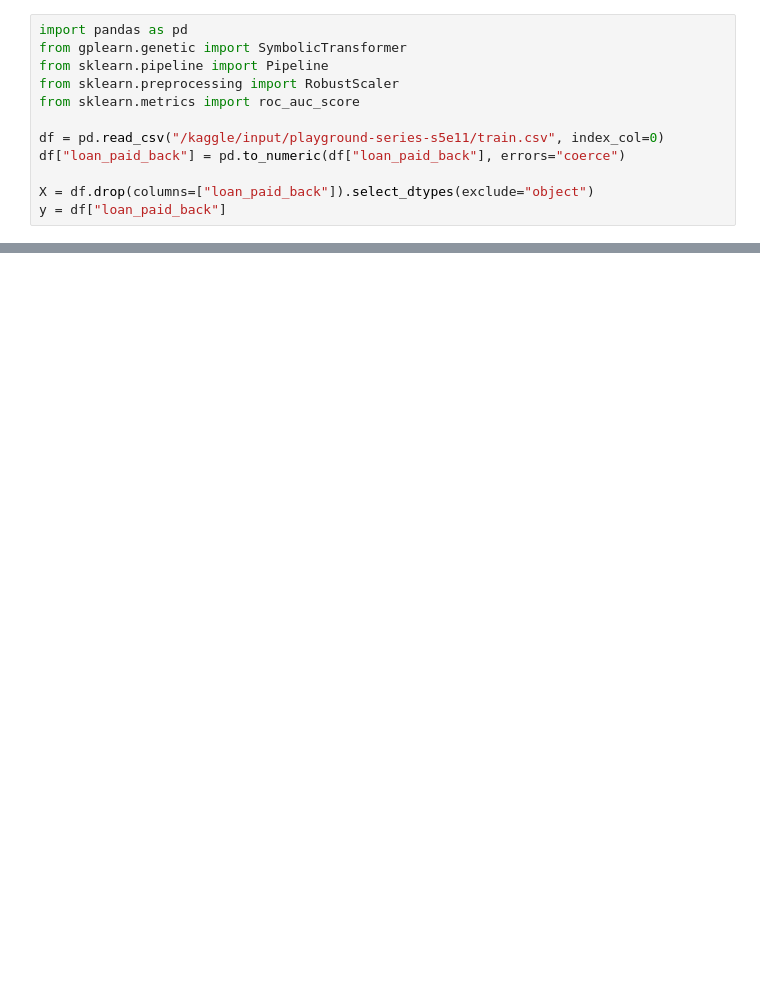
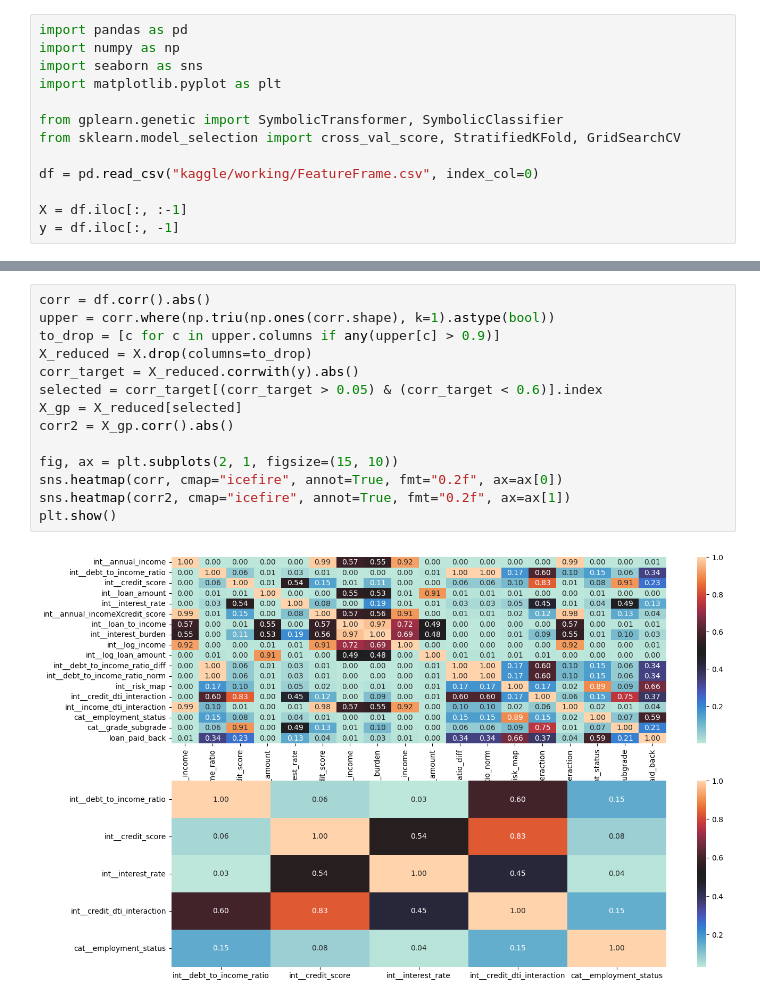
Before and after one commit to Frissie/Kaggle, a Jupyter notebook: PlayGround/S5E11/geneticProgramming.ipynb, the cells around one changed output, grey strips where cells are left out. Cells and saved outputs as stored; diff of their text form; blank space fills up the shorter version.

```diff
--- a/PlayGround/S5E11/geneticProgramming.ipynb
+++ b/PlayGround/S5E11/geneticProgramming.ipynb
@@ -21,12 +1,13 @@ Successfully installed gplearn-0.4.2
 # %%
 import pandas as pd
-from gplearn.genetic import SymbolicTransformer
-from sklearn.pipeline import Pipeline
-from sklearn.preprocessing import RobustScaler
-from sklearn.metrics import roc_auc_score
+import numpy as np
+import seaborn as sns
+import matplotlib.pyplot as plt
 
-df = pd.read_csv("/kaggle/input/playground-series-s5e11/train.csv", index_col=0)
-df["loan_paid_back"] = pd.to_numeric(df["loan_paid_back"], errors="coerce")
+from gplearn.genetic import SymbolicTransformer, SymbolicClassifier
+from sklearn.model_selection import cross_val_score, StratifiedKFold, GridSearchCV
 
-X = df.drop(columns=["loan_paid_back"]).select_dtypes(exclude="object")
-y = df["loan_paid_back"]
+df = pd.read_csv("kaggle/working/FeatureFrame.csv", index_col=0)
+
+X = df.iloc[:, :-1]
+y = df.iloc[:, -1]
@@ -97,0 +14,16 @@ X_train_new = gp_features.transform(X)
+# %%
+corr = df.corr().abs()
+upper = corr.where(np.triu(np.ones(corr.shape), k=1).astype(bool))
+to_drop = [c for c in upper.columns if any(upper[c] > 0.9)]
+X_reduced = X.drop(columns=to_drop)
+corr_target = X_reduced.corrwith(y).abs()
+selected = corr_target[(corr_target > 0.05) & (corr_target < 0.6)].index
+X_gp = X_reduced[selected]
+corr2 = X_gp.corr().abs()
+
+fig, ax = plt.subplots(2, 1, figsize=(15, 10))
+sns.heatmap(corr, cmap="icefire", annot=True, fmt="0.2f", ax=ax[0])
+sns.heatmap(corr2, cmap="icefire", annot=True, fmt="0.2f", ax=ax[1])
+plt.show()
+# %% [output]
+[figure, added]
```
Also changed, not shown: parts of 9 cells of this notebook, 9 other files.
